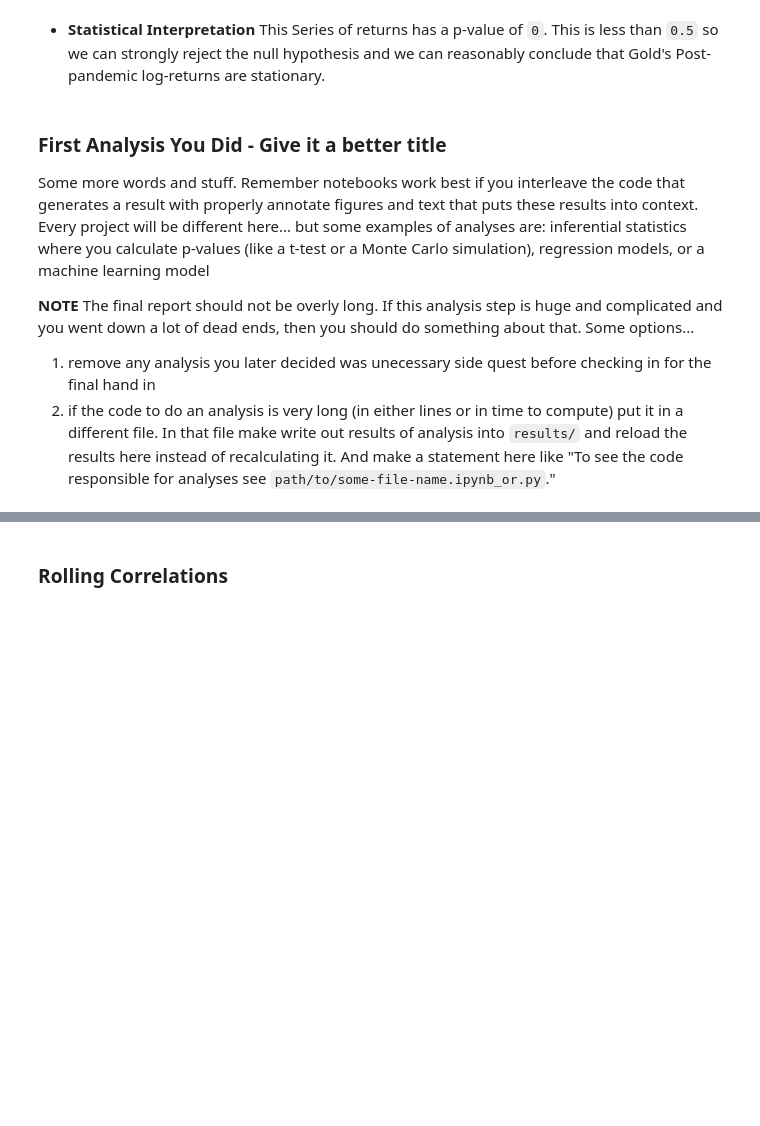
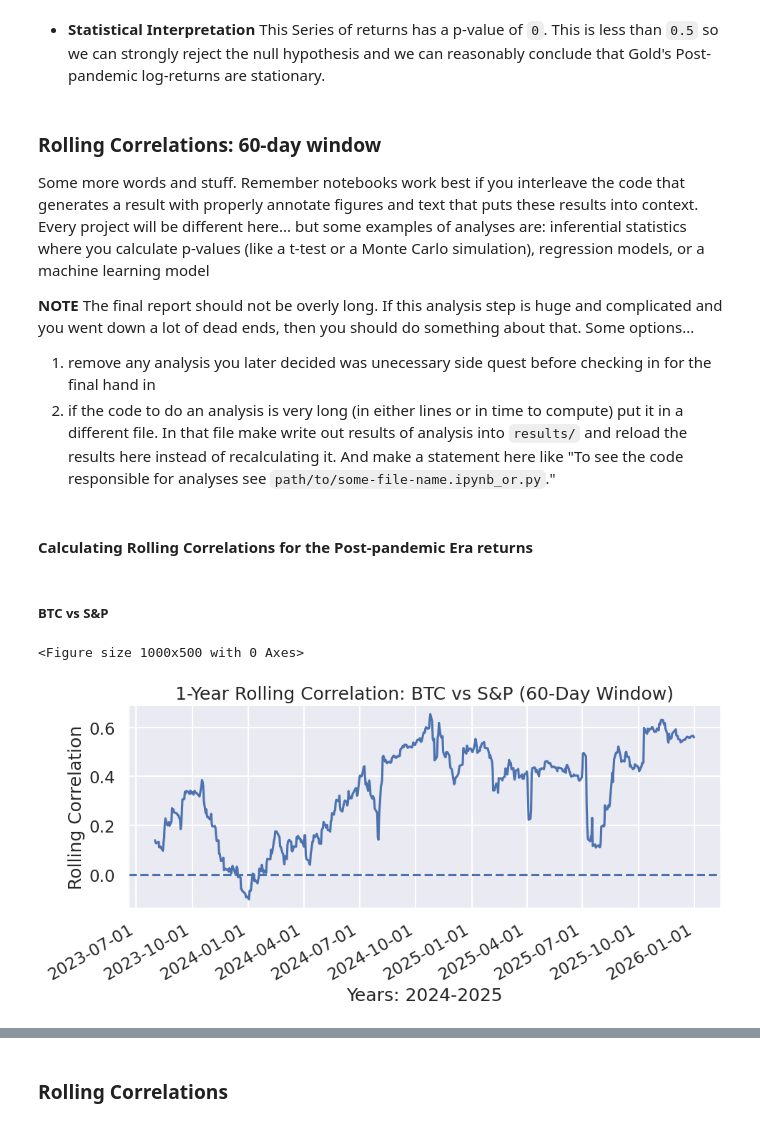
Before and after one commit to COGS108/Group110_WI26, a Jupyter notebook: 03-FinalProject.ipynb, the cells around one changed output, grey strips where cells are left out. Drawn from its saved outputs; the diff is of its cells as text; code cells hidden in the pictures; blank space fills up the shorter version.

Commit message:
Added 60-day rolling corrs for post-pandemic

```diff
--- a/03-FinalProject.ipynb
+++ b/03-FinalProject.ipynb
@@ -1240,7 +1240,7 @@ Conclusion: Reject H0 → Series is stationary.
 # %% [markdown]
 - **Statistical Interpretation** This Series of returns has a p-value of `0`. This is less than `0.5` so we can strongly reject the null hypothesis and we can reasonably conclude that Gold's Post-pandemic log-returns are stationary.
 # %% [markdown]
-### First Analysis You Did - Give it a better title
+### Rolling Correlations: 60-day window
 
 Some more words and stuff.  Remember notebooks work best if you interleave the code that generates a result with properly annotate figures and text that puts these results into context.  Every project will be different here... but some examples of analyses are: inferential statistics where you calculate p-values (like a t-test or a Monte Carlo simulation), regression models, or a machine learning model
 
@@ -1250,0 +1253,32 @@ Some more words and stuff.  Remember notebooks work best if you interleave the c
+# %% [markdown]
+#### Calculating Rolling Correlations for the Post-pandemic Era returns
+# %% [markdown]
+##### BTC vs S&P
+# %%
+window = 60
+df_post["BTC vs S&P"] = (
+    df_post["btc_log_return"]
+    .rolling(window)
+    .corr(df_post["s&p_log_return"])
+)
+
+# Post-pandemic BTC vs S&P returns
+plt.figure(figsize=(10,5))
+fig, ax = plt.subplots(figsize=(10, 5))
+df_post['Date'] = pd.to_datetime(df_post['Date'])
+
+ax.plot(df_post['Date'], df_post["BTC vs S&P"])
+ax.axhline(0, linestyle="--")
+ax.set_title("1-Year Rolling Correlation: BTC vs S&P (60-Day Window)")
+ax.set_ylabel("Rolling Correlation")
+ax.set_xlabel("Years: 2024-2025")
+plt.gca().xaxis.set_major_locator(mdates.MonthLocator(interval=3))
+
+# Format the dates
+plt.gca().xaxis.set_major_formatter(mdates.DateFormatter('%Y-%m-%d'))
+plt.gcf().autofmt_xdate() # Rotation
+fig.tight_layout()
+plt.show()
+# %% [output]
+<Figure size 1000x500 with 0 Axes>
+[figure, added]
```
Also changed, not shown: parts of 9 cells of this notebook.
